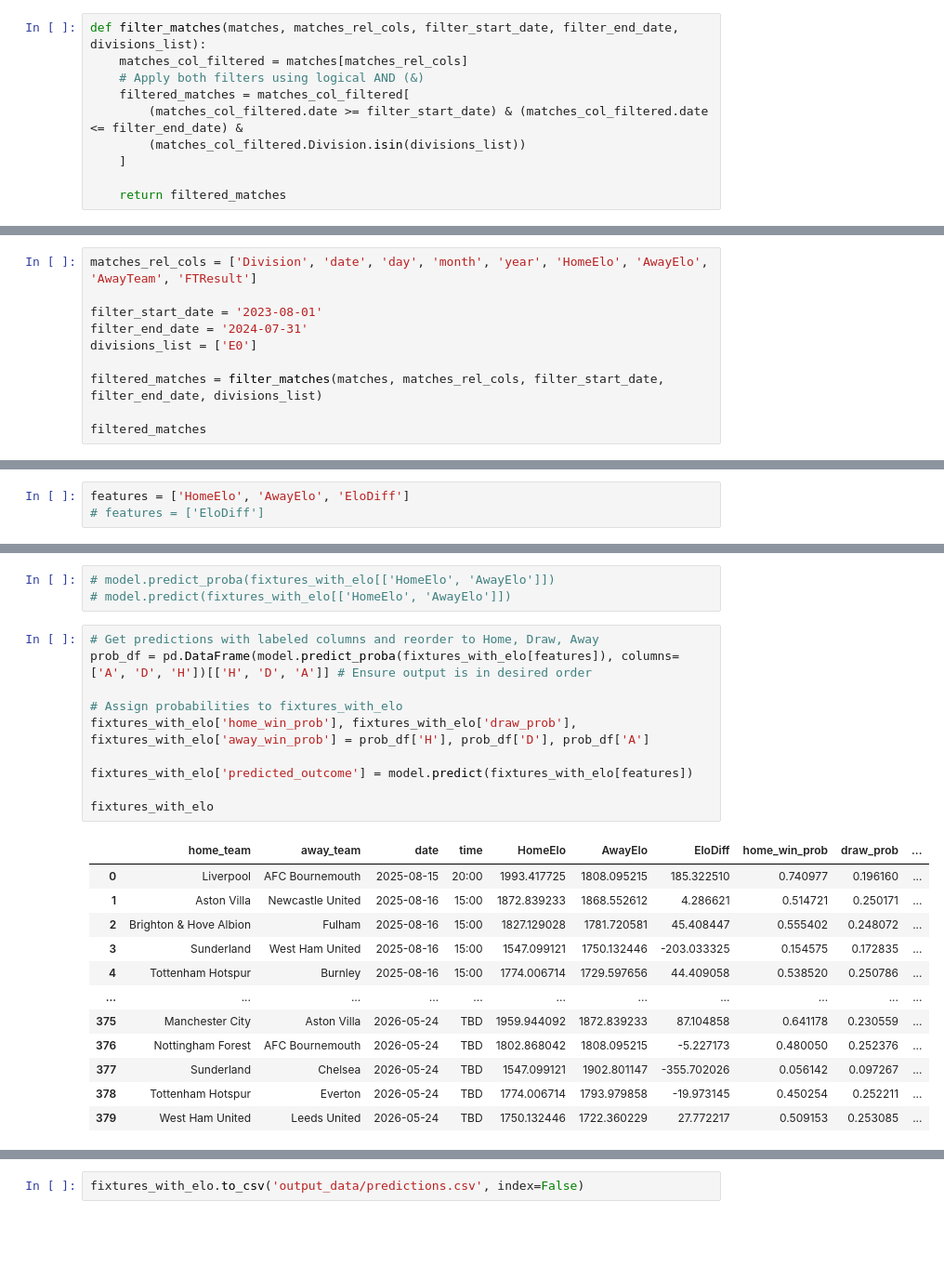
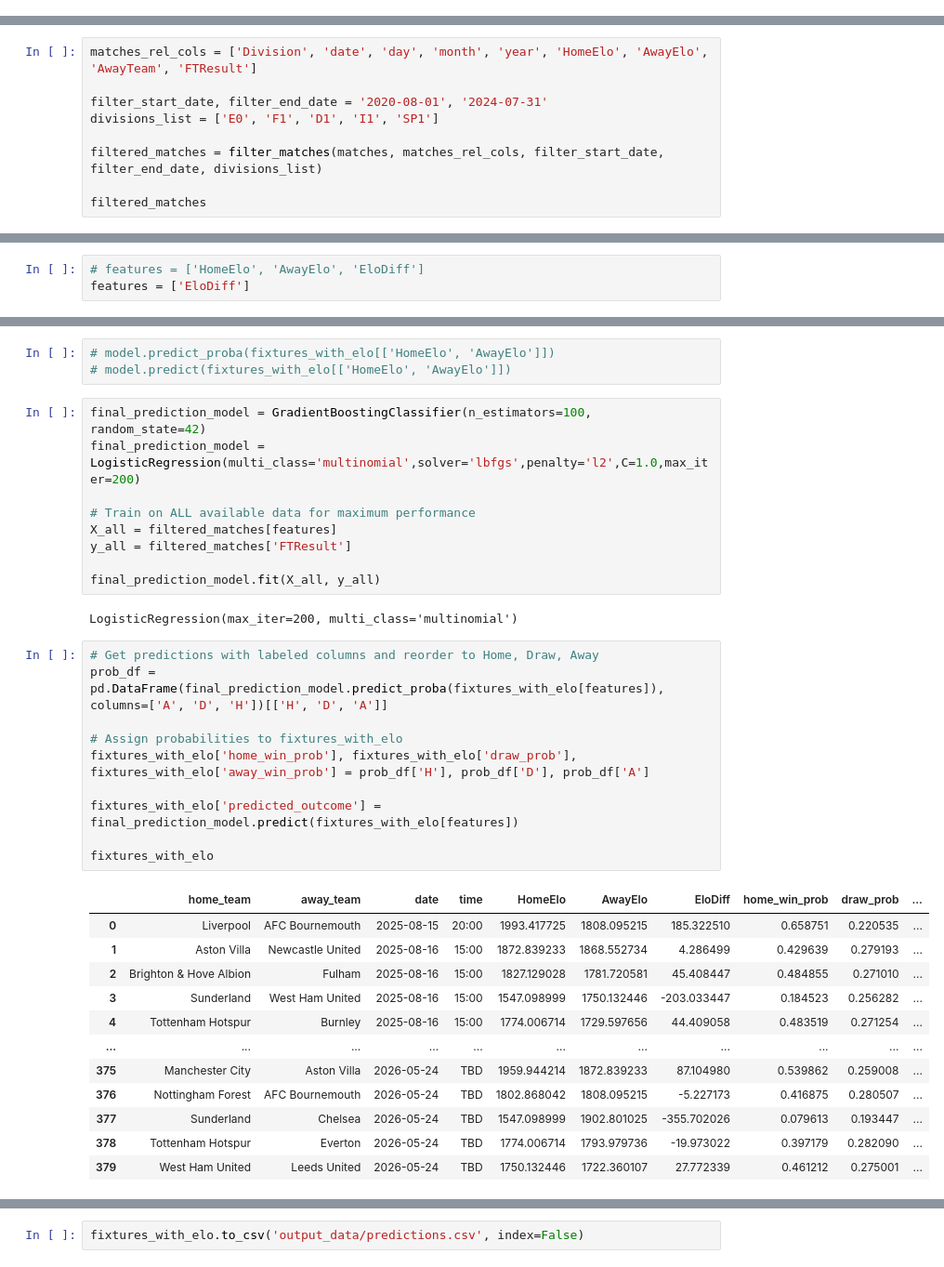
Before and after one commit to hesham-nawaz/soccer-forecasting-project, a Jupyter notebook: backend_code/full_pipeline_nb.ipynb, the cells around one changed output, grey strips where cells are left out. Shown at 93% size. Drawn from its saved outputs; the diff is of its cells as text; blank space fills up the shorter version.

```diff
--- a/backend_code/full_pipeline_nb.ipynb
+++ b/backend_code/full_pipeline_nb.ipynb
@@ -88,13 +104,3 @@ matches = \
     year = pd.to_datetime(matches.MatchDate).dt.year
 ).sort_values(by='date', ascending=True)
 )
-# %%
-def filter_matches(matches, matches_rel_cols, filter_start_date, filter_end_date, divisions_list):
-    matches_col_filtered = matches[matches_rel_cols]
-    # Apply both filters using logical AND (&)
-    filtered_matches = matches_col_filtered[
-        (matches_col_filtered.date >= filter_start_date) & (matches_col_filtered.date <= filter_end_date) &
-        (matches_col_filtered.Division.isin(divisions_list))
-    ]
-
-    return filtered_matches
@@ -101,9 +109,8 @@ def filter_matches(matches, matches_rel_cols, filter_start_date, filter_end_date
 # %%
 matches_rel_cols = ['Division', 'date', 'day', 'month', 'year', 'HomeElo', 'AwayElo', 'AwayTeam', 'FTResult']
 
-filter_start_date = '2023-08-01'
-filter_end_date = '2024-07-31'
-divisions_list = ['E0']
+filter_start_date, filter_end_date = '2020-08-01', '2024-07-31'
+divisions_list = ['E0', 'F1', 'D1', 'I1', 'SP1']
 
 filtered_matches = filter_matches(matches, matches_rel_cols, filter_start_date, filter_end_date, divisions_list)
 
@@ -199,8 +219,8 @@ Technically, modeling soccer match outcomes is an ordinal regression problem i.e
 
 Treating this task as an ordinal regression problem instead of a multiclass classification problem seems more theoretically appropriate and enhances interpretability. However, only a full training and evaluation pipeline for both classes of methods can tell us whether it actually improves prediction performance.
 # %%
-features = ['HomeElo', 'AwayElo', 'EloDiff']
-# features = ['EloDiff']
+# features = ['HomeElo', 'AwayElo', 'EloDiff']
+features = ['EloDiff']
 # %%
 def generate_model_predictions(X_train, X_test, y_train, features, model):
     X_train, X_test = X_train[features], X_test[features]
@@ -550,29 +628,40 @@ print(fixtures_with_elo.AwayElo.isna().sum())
 # %%
 # model.predict_proba(fixtures_with_elo[['HomeElo', 'AwayElo']])
 # model.predict(fixtures_with_elo[['HomeElo', 'AwayElo']])
+# %%
+final_prediction_model = GradientBoostingClassifier(n_estimators=100, random_state=42)
+final_prediction_model = LogisticRegression(multi_class='multinomial',solver='lbfgs',penalty='l2',C=1.0,max_iter=200)
+
+# Train on ALL available data for maximum performance
+X_all = filtered_matches[features]
+y_all = filtered_matches['FTResult']
+
+final_prediction_model.fit(X_all, y_all)
+# %% [output]
+LogisticRegression(max_iter=200, multi_class='multinomial')
 # %%
 # Get predictions with labeled columns and reorder to Home, Draw, Away
-prob_df = pd.DataFrame(model.predict_proba(fixtures_with_elo[features]), columns=['A', 'D', 'H'])[['H', 'D', 'A']] # Ensure output is in desired order
+prob_df = pd.DataFrame(final_prediction_model.predict_proba(fixtures_with_elo[features]), columns=['A', 'D', 'H'])[['H', 'D', 'A']]
 
 # Assign probabilities to fixtures_with_elo
 fixtures_with_elo['home_win_prob'], fixtures_with_elo['draw_prob'], fixtures_with_elo['away_win_prob'] = prob_df['H'], prob_df['D'], prob_df['A']
 
-fixtures_with_elo['predicted_outcome'] = model.predict(fixtures_with_elo[features])
+fixtures_with_elo['predicted_outcome'] = final_prediction_model.predict(fixtures_with_elo[features])
 
 fixtures_with_elo
 # %% [output]
 |  | home_team | away_team | date | time | HomeElo | AwayElo | EloDiff | home_win_prob | draw_prob | ... |
-| 0 | Liverpool | AFC Bournemouth | 2025-08-15 | 20:00 | 1993.417725 | 1808.095215 | 185.322510 | 0.740977 | 0.196160 | ... |
-| 1 | Aston Villa | Newcastle United | 2025-08-16 | 15:00 | 1872.839233 | 1868.552612 | 4.286621 | 0.514721 | 0.250171 | ... |
-| 2 | Brighton & Hove Albion | Fulham | 2025-08-16 | 15:00 | 1827.129028 | 1781.720581 | 45.408447 | 0.555402 | 0.248072 | ... |
-| 3 | Sunderland | West Ham United | 2025-08-16 | 15:00 | 1547.099121 | 1750.132446 | -203.033325 | 0.154575 | 0.172835 | ... |
-| 4 | Tottenham Hotspur | Burnley | 2025-08-16 | 15:00 | 1774.006714 | 1729.597656 | 44.409058 | 0.538520 | 0.250786 | ... |
+| 0 | Liverpool | AFC Bournemouth | 2025-08-15 | 20:00 | 1993.417725 | 1808.095215 | 185.322510 | 0.658751 | 0.220535 | ... |
+| 1 | Aston Villa | Newcastle United | 2025-08-16 | 15:00 | 1872.839233 | 1868.552734 | 4.286499 | 0.429639 | 0.279193 | ... |
+| 2 | Brighton & Hove Albion | Fulham | 2025-08-16 | 15:00 | 1827.129028 | 1781.720581 | 45.408447 | 0.484855 | 0.271010 | ... |
+| 3 | Sunderland | West Ham United | 2025-08-16 | 15:00 | 1547.098999 | 1750.132446 | -203.033447 | 0.184523 | 0.256282 | ... |
+| 4 | Tottenham Hotspur | Burnley | 2025-08-16 | 15:00 | 1774.006714 | 1729.597656 | 44.409058 | 0.483519 | 0.271254 | ... |
 | ... | ... | ... | ... | ... | ... | ... | ... | ... | ... | ... |
-| 375 | Manchester City | Aston Villa | 2026-05-24 | TBD | 1959.944092 | 1872.839233 | 87.104858 | 0.641178 | 0.230559 | ... |
-| 376 | Nottingham Forest | AFC Bournemouth | 2026-05-24 | TBD | 1802.868042 | 1808.095215 | -5.227173 | 0.480050 | 0.252376 | ... |
-| 377 | Sunderland | Chelsea | 2026-05-24 | TBD | 1547.099121 | 1902.801147 | -355.702026 | 0.056142 | 0.097267 | ... |
-| 378 | Tottenham Hotspur | Everton | 2026-05-24 | TBD | 1774.006714 | 1793.979858 | -19.973145 | 0.450254 | 0.252211 | ... |
-| 379 | West Ham United | Leeds United | 2026-05-24 | TBD | 1750.132446 | 1722.360229 | 27.772217 | 0.509153 | 0.253085 | ... |
+| 375 | Manchester City | Aston Villa | 2026-05-24 | TBD | 1959.944214 | 1872.839233 | 87.104980 | 0.539862 | 0.259008 | ... |
+| 376 | Nottingham Forest | AFC Bournemouth | 2026-05-24 | TBD | 1802.868042 | 1808.095215 | -5.227173 | 0.416875 | 0.280507 | ... |
+| 377 | Sunderland | Chelsea | 2026-05-24 | TBD | 1547.098999 | 1902.801025 | -355.702026 | 0.079613 | 0.193447 | ... |
+| 378 | Tottenham Hotspur | Everton | 2026-05-24 | TBD | 1774.006714 | 1793.979736 | -19.973022 | 0.397179 | 0.282090 | ... |
+| 379 | West Ham United | Leeds United | 2026-05-24 | TBD | 1750.132446 | 1722.360107 | 27.772339 | 0.461212 | 0.275001 | ... |
 380 rows × 11 columns
 # %%
 fixtures_with_elo.to_csv('output_data/predictions.csv', index=False)
```
Also changed, not shown: parts of 46 cells of this notebook, 6 other files.
